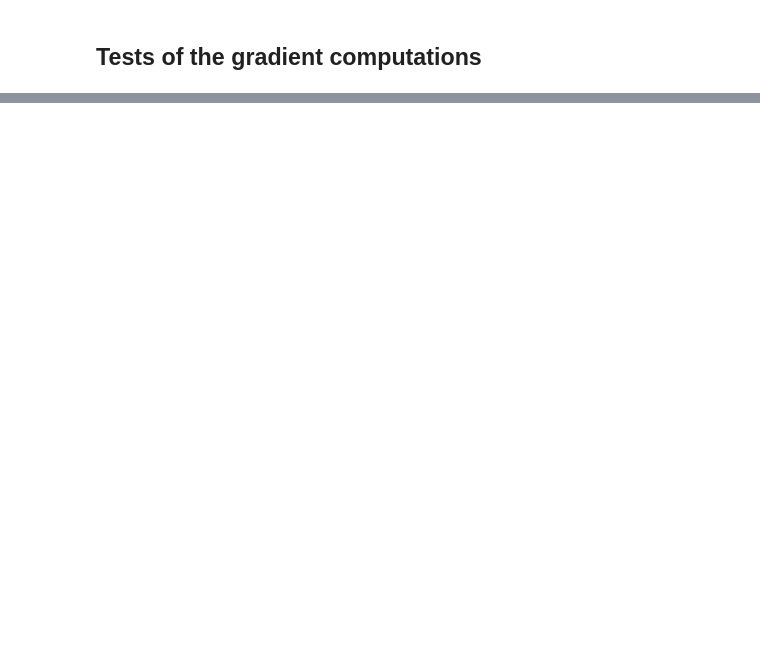
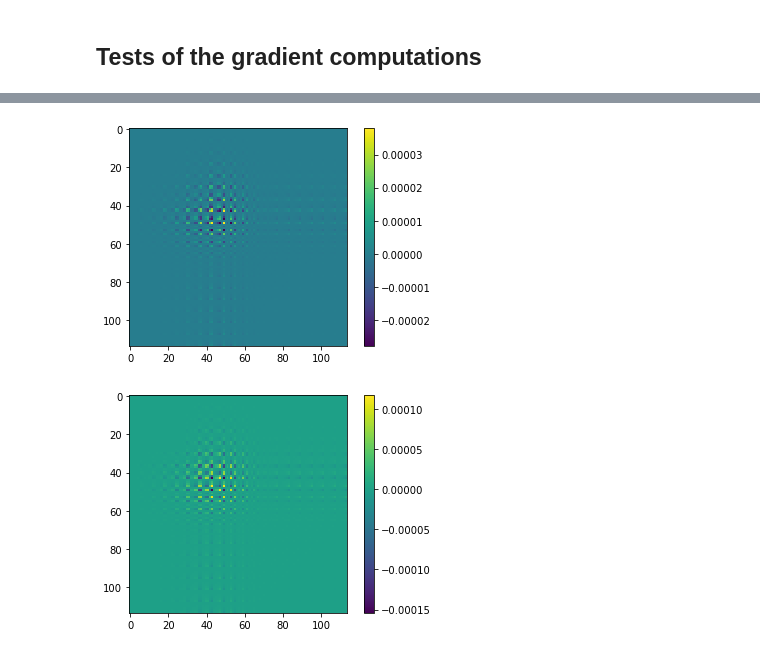
Before and after one commit to vishalbelsare/pyross, a Jupyter notebook: examples/inference/gradient_computation/ex-gradient_computation.ipynb, the cells around one changed output, grey strips where cells are left out. Drawn from its saved outputs; the diff is of its cells as text; code cells hidden in the pictures; blank space fills up the shorter version.

```diff
--- a/examples/inference/gradient_computation/ex-gradient_computation.ipynb
+++ b/examples/inference/gradient_computation/ex-gradient_computation.ipynb
@@ -181,0 +216,21 @@ plt.show()
+# %%
+# finite difference
+est_obj = pyross.inference.Spp(model_spec, inference_parameters, M, Ni)
+est_obj.set_contact_matrix(contactMatrix)
+def dcovdp_FD(param_str, scale=1e6):
+    """ Calculates deribvative of mean traj using finite difference (FD)"""
+    Paramvalue = inference_parameters[param_str]
+    dp = Paramvalue/scale
+
+    inference_parameters[param_str] +=dp
+    est_obj.set_params(inference_parameters)
+    est_obj.set_det_model(inference_parameters)
+    _, covp = est_obj.obtain_full_mean_cov_tangent_space(x0, t2, nSamples)
+
+    inference_parameters[param_str] -= 2*dp
+    est_obj.set_params(inference_parameters)
+    est_obj.set_det_model(inference_parameters)
+    _, covm = est_obj.obtain_full_mean_cov_tangent_space(x0, t2, nSamples)
+
+    inference_parameters[param_str] +=dp
+    return (covp-covm)/(2*dp)
@@ -181,0 +251,11 @@ plt.show()
+# %%
+plt.imshow((dcovdp_fd-dcovdBetaIa)/np.linalg.norm(dcovdp_fd))
+plt.colorbar()
+plt.show()
+
+plt.imshow((dcovdx0_fd-dcovdx0)/np.linalg.norm(dcovdx0_fd))
+plt.colorbar()
+plt.show()
+# %% [output]
+[figure, added]
+[figure, added]
```
Also changed, not shown: parts of 23 cells of this notebook, 9 other files.
